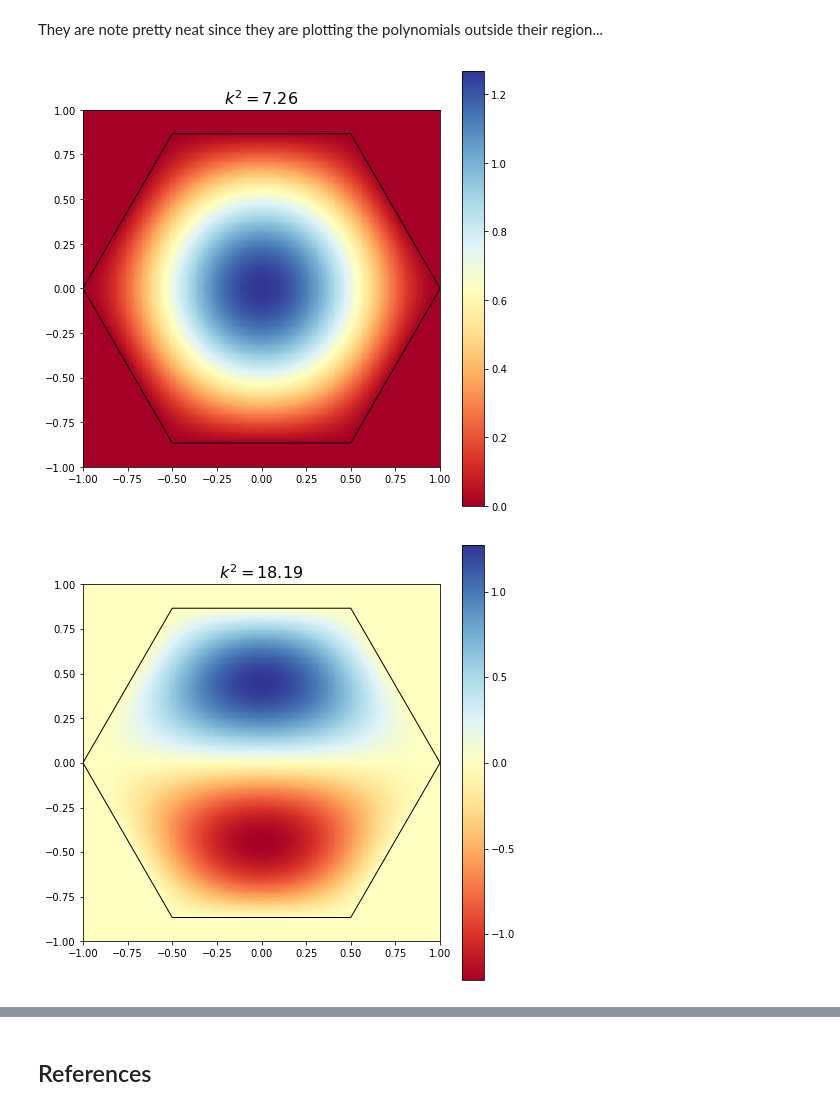
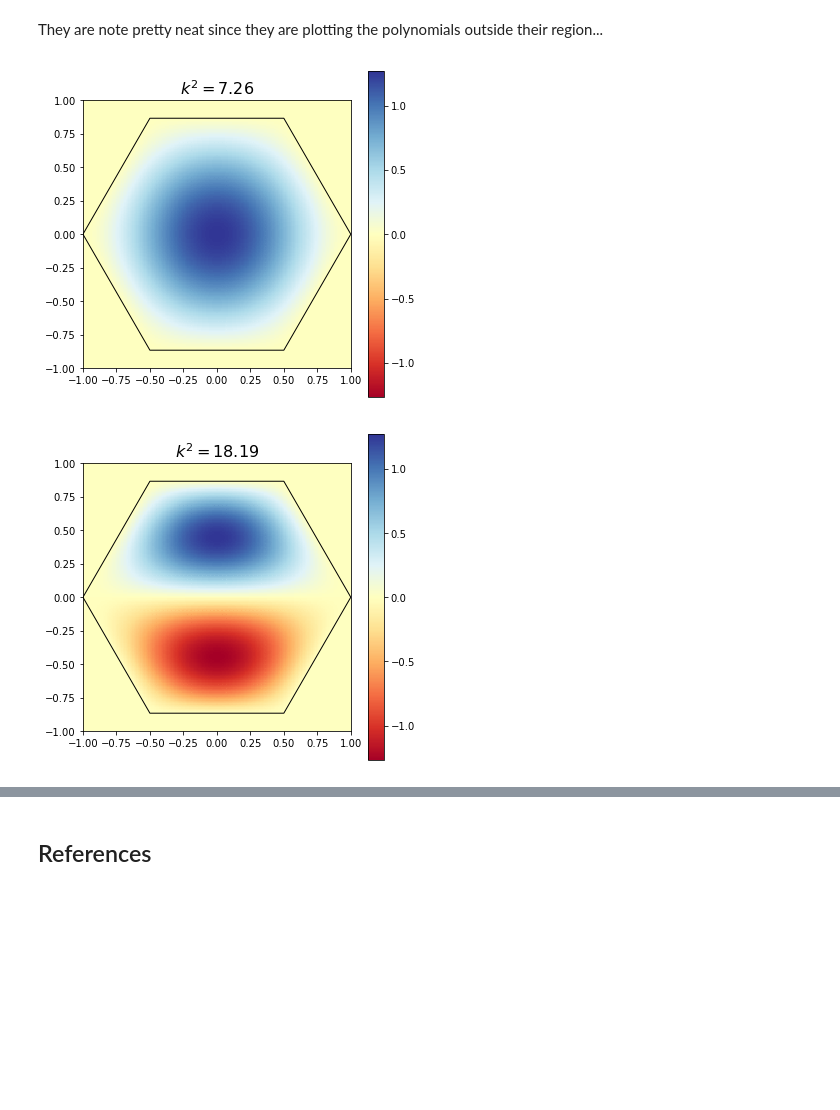
Before and after one commit to nicoguaro/FEM_resources, a Jupyter notebook: poly_ritz.ipynb, the cells around one changed output, grey strips where cells are left out. Cells and saved outputs as stored; diff of their text form; code cells hidden in the pictures; blank space fills up the shorter version.

```diff
--- a/poly_ritz.ipynb
+++ b/poly_ritz.ipynb
@@ -135,10 +136,13 @@ X,Y = np.mgrid[-1:1:50j, -1:1:50j]
 Z = b_num(X,Y)
 # %%
 fig = plt.figure(figsize=(10, 4))
+Z_max = Z.max()
+Z_max = max (Z_max, -Z.min())
 ax = fig.add_subplot(121, projection='3d')
-ax.plot_surface(X, Y, Z, cmap="RdYlBu", lw=1)
+ax.plot_surface(X, Y, Z, cmap="RdYlBu", lw=0.2, edgecolor="black",
+                vmin=-Z_max, vmax=Z_max)
 surf = ax2 = fig.add_subplot(122)
-cont = ax2.pcolor(X, Y, Z, cmap="RdYlBu")
+cont = ax2.pcolor(X, Y, Z, cmap="RdYlBu", vmin=-Z_max, vmax=Z_max)
 ax2.fill(np.array(poly)[:,0], np.array(poly)[:,1], fill=False, ec='k', lw=1)
 ax2.axis("image")
 plt.colorbar(cont);
@@ -226,14 +230,16 @@ for i in range(X.shape[0]):
 # %%
 for i in range(len(vals)):
     U = sum(vecs[j, i]*u[j] for j in range(m*n))
     vecU = lambdify((x,y), U, "numpy")
     Z = vecU(X,Y)*mask
-    plt.figure(figsize=(8,8))
+    Z_max = Z.max()
+    Z_max = max (Z_max, -Z.min())
+    plt.figure(figsize=(6, 6))
     plt.title(r"$k^2=%.2f$" % vals[i], size=16);
     plt.fill(np.array(poly)[:,0], np.array(poly)[:,1], fill=False, ec='k', lw=1)
-    plt.pcolor(X, Y, Z, cmap="RdYlBu")
+    plt.pcolor(X, Y, Z, cmap="RdYlBu", vmin=-Z_max, vmax=Z_max)
     plt.axis("image")
     plt.colorbar();
 # %% [output]
-[figure, old version]
+[figure, new version]
-[figure, old version]
+[figure, new version]
```
Also changed, not shown: parts of 3 cells of this notebook, 2 other files.
